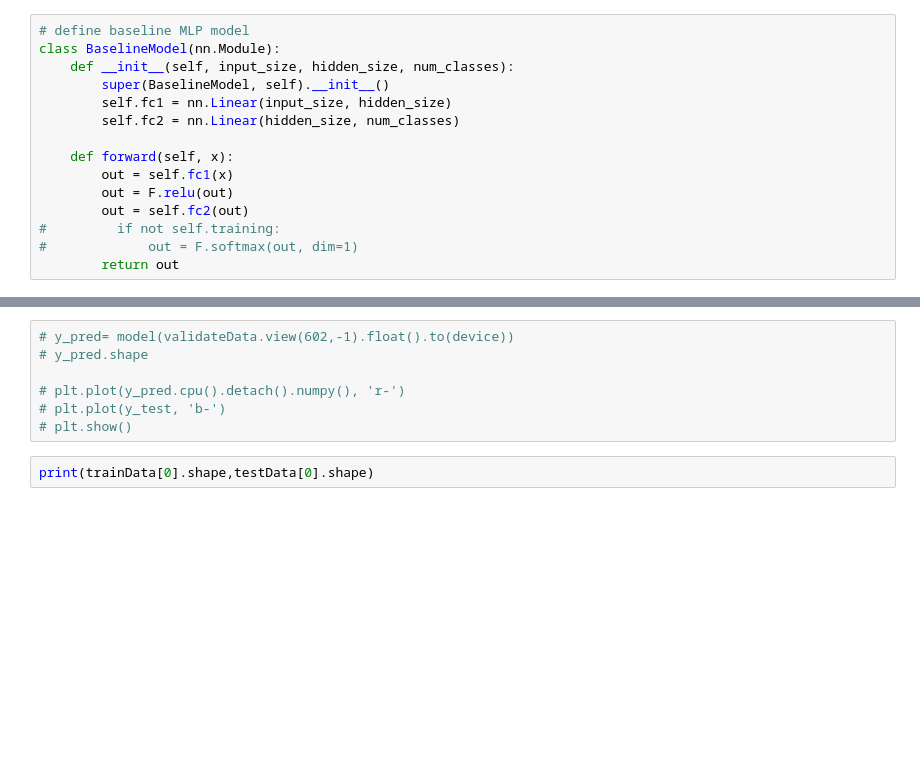
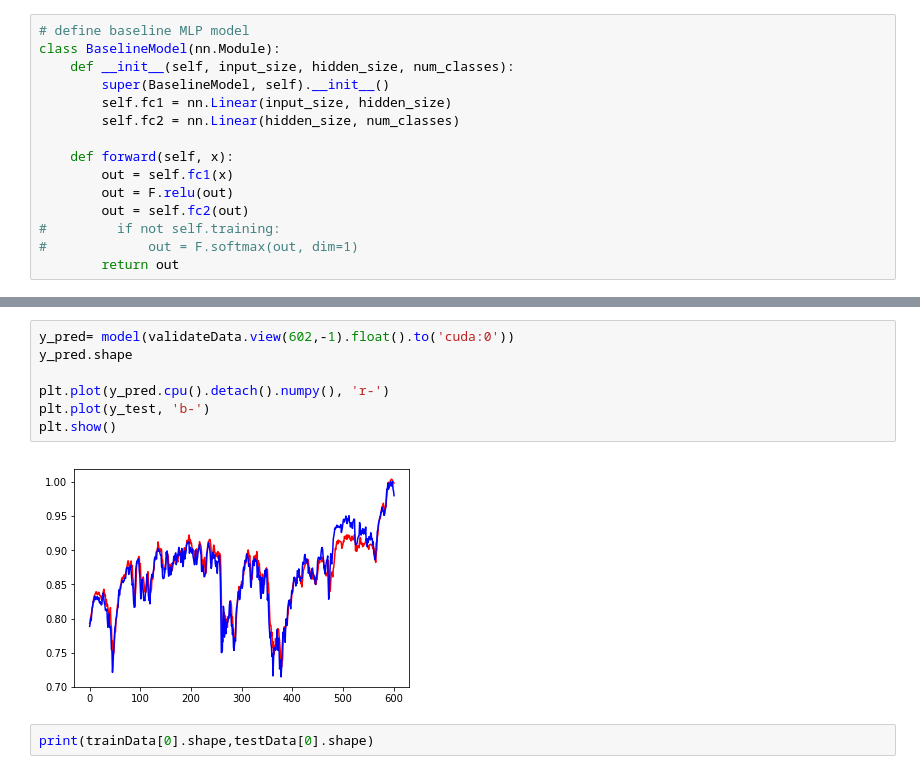
Before and after one commit to FrankWJW/MSc-dissertation, a Jupyter notebook: stock_conditional_TS.ipynb, the cells around one changed output, grey strips where cells are left out. Drawn from its saved outputs; the diff is of its cells as text; blank space fills up the shorter version.

```diff
--- a/stock_conditional_TS.ipynb
+++ b/stock_conditional_TS.ipynb
@@ -409,10 +414,12 @@ plt.show()
 # %%
-# y_pred= model(validateData.view(602,-1).float().to(device))
-# y_pred.shape
+y_pred= model(validateData.view(602,-1).float().to('cuda:0'))
+y_pred.shape
 
-# plt.plot(y_pred.cpu().detach().numpy(), 'r-')
-# plt.plot(y_test, 'b-')
-# plt.show()
+plt.plot(y_pred.cpu().detach().numpy(), 'r-')
+plt.plot(y_test, 'b-')
+plt.show()
+# %% [output]
+[figure, added]
 # %%
 print(trainData[0].shape,testData[0].shape)
 # %% [output]
```
Also changed, not shown: parts of 13 cells of this notebook, 4 other files.
